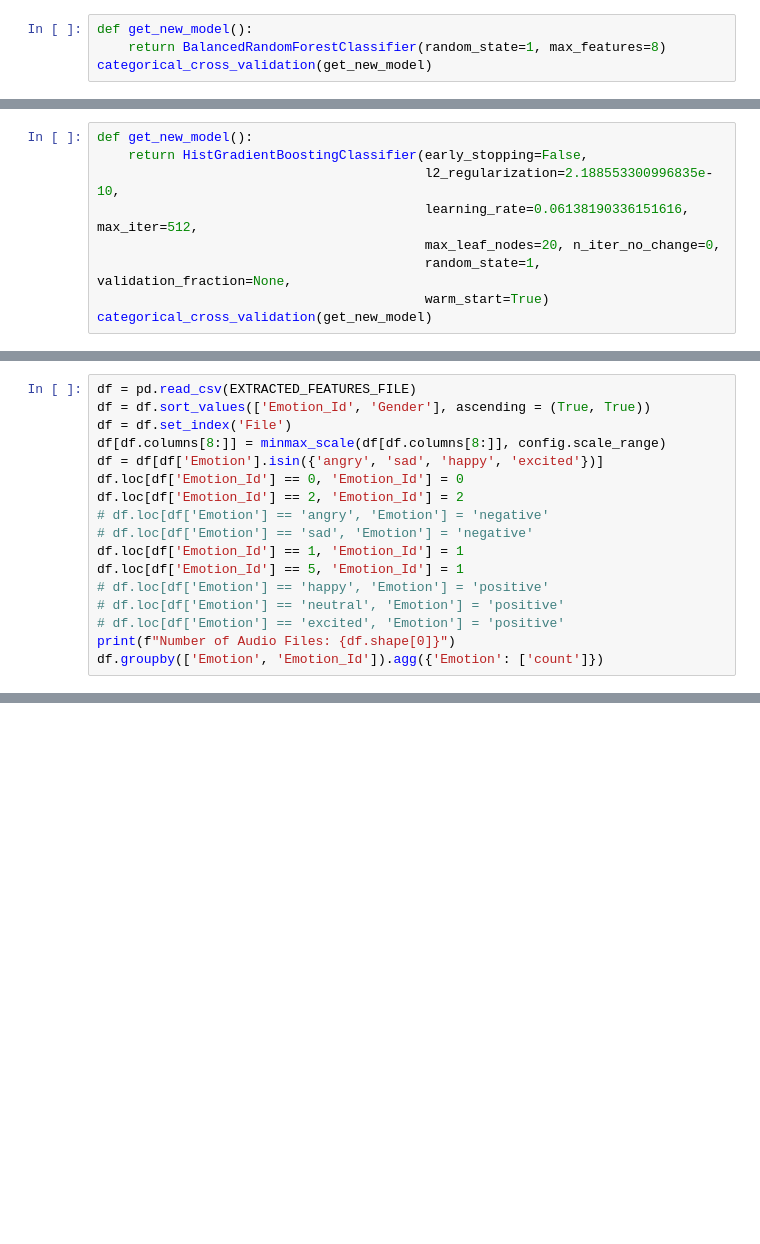
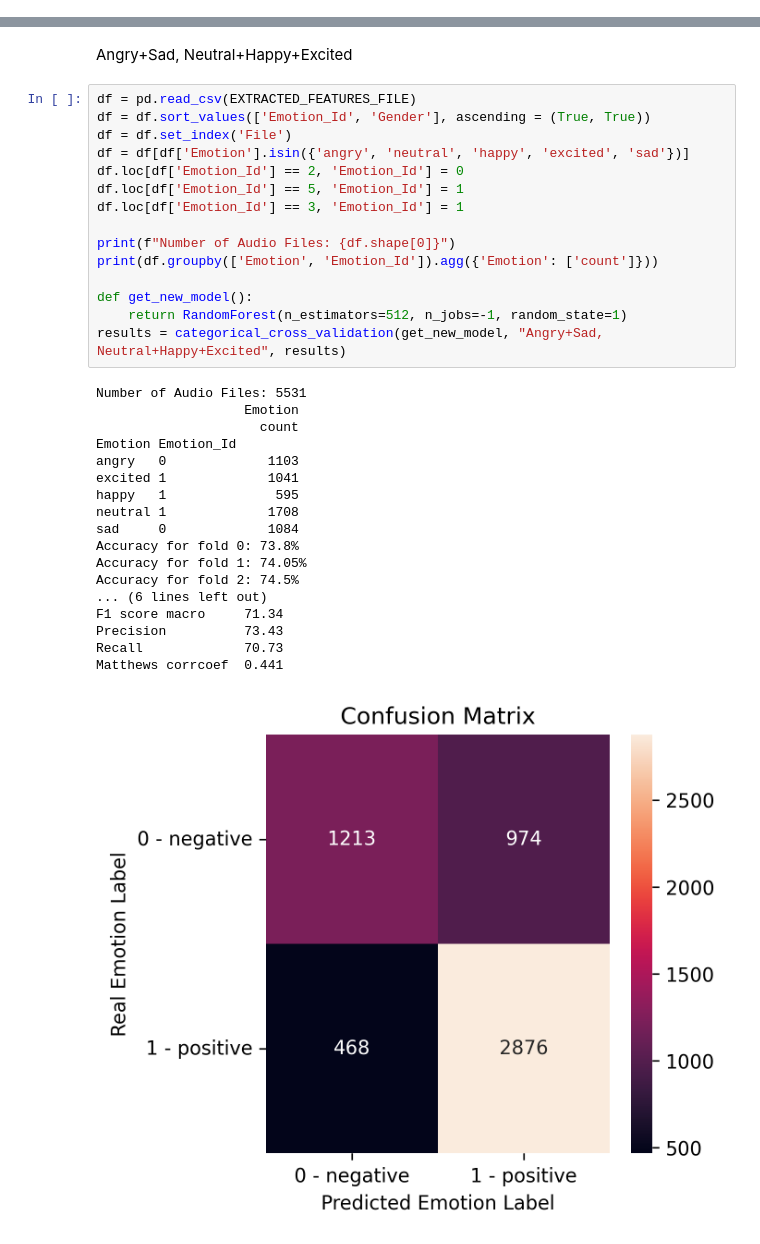
Before and after one commit to MarioCSilva/Speech_Emotion_Recognition_Thesis, a Jupyter notebook: iemocap/model/3_3_binary.ipynb, the cells around one changed output, grey strips where cells are left out. Drawn from its saved outputs; the diff is of its cells as text; blank space fills up the shorter version.

Commit message:
study of the neutral and number of data

```diff
--- a/iemocap/model/3_3_binary.ipynb
+++ b/iemocap/model/3_3_binary.ipynb
@@ -193,4 +0,0 @@ Matthews corrcoef  0.402
-# %%
-def get_new_model():
-    return BalancedRandomForestClassifier(random_state=1, max_features=8)
-categorical_cross_validation(get_new_model)
@@ -252,9 +0,0 @@ Matthews corrcoef  0.271
-# %%
-def get_new_model():
-    return HistGradientBoostingClassifier(early_stopping=False,
-                                          l2_regularization=2.188553300996835e-10,
-                                          learning_rate=0.06138190336151616, max_iter=512,
-                                          max_leaf_nodes=20, n_iter_no_change=0,
-                                          random_state=1, validation_fraction=None,
-                                          warm_start=True)
-categorical_cross_validation(get_new_model)
@@ -379,17 +0,0 @@ df.groupby(['Emotion', 'Emotion_Id']).agg({'Emotion': ['count']})
-# %%
-df = pd.read_csv(EXTRACTED_FEATURES_FILE)
-df = df.sort_values(['Emotion_Id', 'Gender'], ascending = (True, True))
-df = df.set_index('File')
-df[df.columns[8:]] = minmax_scale(df[df.columns[8:]], config.scale_range)
-df = df[df['Emotion'].isin({'angry', 'sad', 'happy', 'excited'})]
-df.loc[df['Emotion_Id'] == 0, 'Emotion_Id'] = 0
-df.loc[df['Emotion_Id'] == 2, 'Emotion_Id'] = 2
-# df.loc[df['Emotion'] == 'angry', 'Emotion'] = 'negative'
-# df.loc[df['Emotion'] == 'sad', 'Emotion'] = 'negative'
-df.loc[df['Emotion_Id'] == 1, 'Emotion_Id'] = 1
-df.loc[df['Emotion_Id'] == 5, 'Emotion_Id'] = 1
-# df.loc[df['Emotion'] == 'happy', 'Emotion'] = 'positive'
-# df.loc[df['Emotion'] == 'neutral', 'Emotion'] = 'positive'
-# df.loc[df['Emotion'] == 'excited', 'Emotion'] = 'positive'
-print(f"Number of Audio Files: {df.shape[0]}")
-df.groupby(['Emotion', 'Emotion_Id']).agg({'Emotion': ['count']})
@@ -423,0 +99,36 @@ Matthews corrcoef  0.569
+# %% [markdown]
+Angry+Sad, Neutral+Happy+Excited
+# %%
+df = pd.read_csv(EXTRACTED_FEATURES_FILE)
+df = df.sort_values(['Emotion_Id', 'Gender'], ascending = (True, True))
+df = df.set_index('File')
+df = df[df['Emotion'].isin({'angry', 'neutral', 'happy', 'excited', 'sad'})]
+df.loc[df['Emotion_Id'] == 2, 'Emotion_Id'] = 0
+df.loc[df['Emotion_Id'] == 5, 'Emotion_Id'] = 1
+df.loc[df['Emotion_Id'] == 3, 'Emotion_Id'] = 1
+
+print(f"Number of Audio Files: {df.shape[0]}")
+print(df.groupby(['Emotion', 'Emotion_Id']).agg({'Emotion': ['count']}))
+
+def get_new_model():
+    return RandomForest(n_estimators=512, n_jobs=-1, random_state=1)
+results = categorical_cross_validation(get_new_model, "Angry+Sad, Neutral+Happy+Excited", results)
+# %% [output]
+Number of Audio Files: 5531
+                   Emotion
+                     count
+Emotion Emotion_Id
+angry   0             1103
+excited 1             1041
+happy   1              595
+neutral 1             1708
+sad     0             1084
+Accuracy for fold 0: 73.8%
+Accuracy for fold 1: 74.05%
+Accuracy for fold 2: 74.5%
+... (6 lines left out)
+F1 score macro     71.34
+Precision          73.43
+Recall             70.73
+Matthews corrcoef  0.441
+[figure, added]
```
Also changed, not shown: parts of 45 cells of this notebook.
